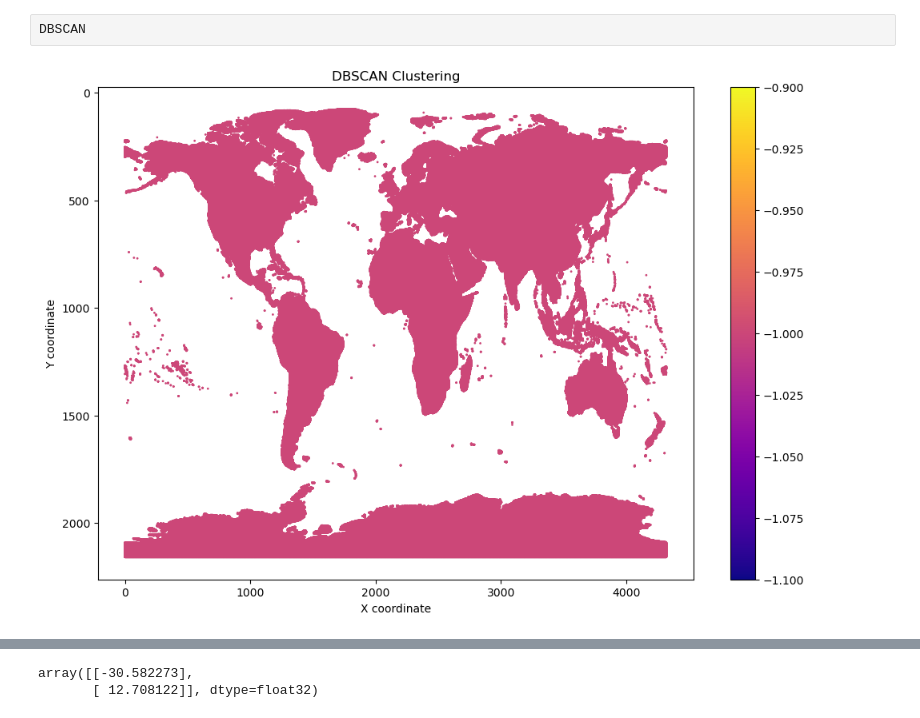
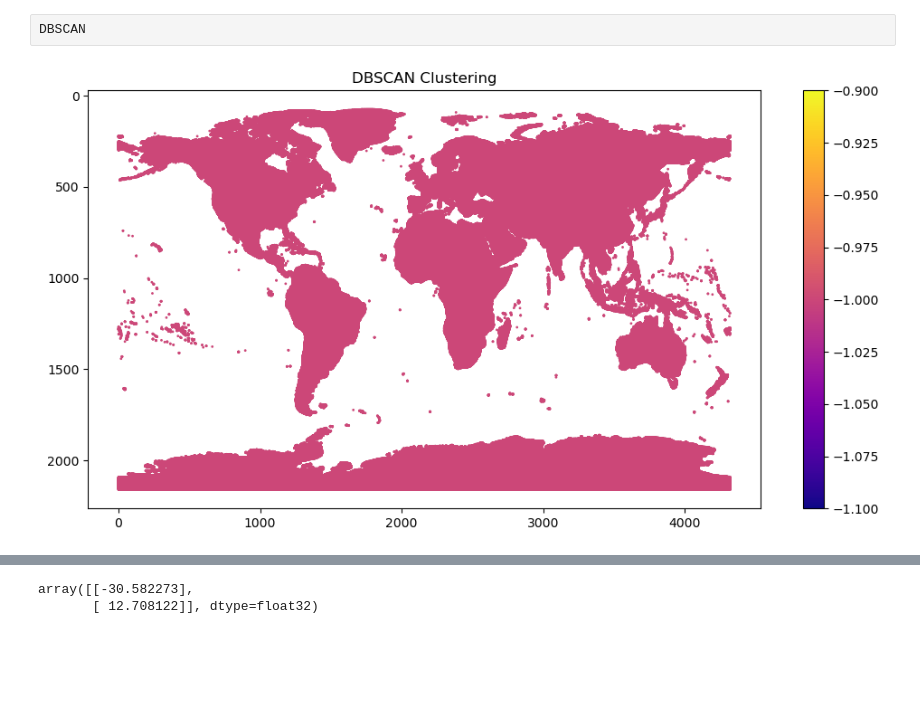
Before and after one commit to deekenyah1/final_year_worldclim, a Jupyter notebook: RASTERIO PROJECT.ipynb, the cells around one changed output, grey strips where cells are left out. Drawn from its saved outputs; the diff is of its cells as text; code cells hidden in the pictures; blank space fills up the shorter version.

```diff
--- a/RASTERIO PROJECT.ipynb
+++ b/RASTERIO PROJECT.ipynb
@@ -311,21 +311,17 @@ from sklearn.cluster import DBSCAN
 # %%
 data = dataset1a.read()
 nodata = dataset1a.nodata
 
-coords = np.column_stack(np.nonzero(np.all(data != nodata, axis=0)))  # Get all coordinates where data has values
-flattened_data = data[:, coords[:, 0], coords[:, 1]].T  # Reshape for K-means
-
+coords = np.column_stack(np.nonzero(np.all(data != nodata, axis=0)))
+flattened_data = data[:, coords[:, 0], coords[:, 1]]
 db = DBSCAN(eps=0.5, min_samples=5).fit(coords)
 labels = db.labels_
 
-# Plot the results as a scatter map
-plt.figure(figsize=(12, 8))
-scatter = plt.scatter(coords[:, 1], coords[:, 0], c=labels, cmap='plasma', s=1)
+plt.figure(figsize=(12, 6))
+plt.scatter(coords[:, 1], coords[:, 0], c=labels, cmap='plasma', s=1)
 plt.colorbar()
 plt.title('DBSCAN Clustering')
-plt.xlabel('X coordinate')
-plt.ylabel('Y coordinate')
-plt.gca().invert_yaxis()  # Invert y-axis to match the raster's origin
+plt.gca().invert_yaxis()
 plt.show()
 # %% [output]
-[figure, old version]
+[figure, new version]
```
Also changed, not shown: parts of 20 cells of this notebook.
